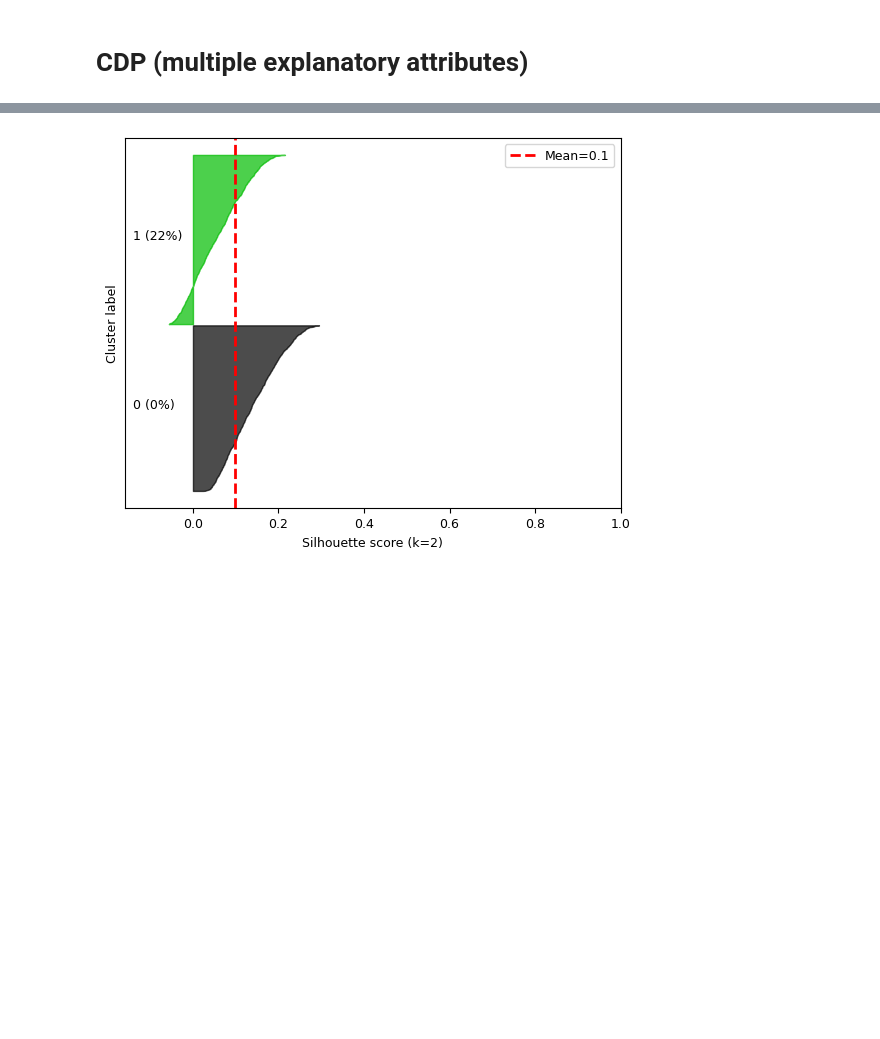
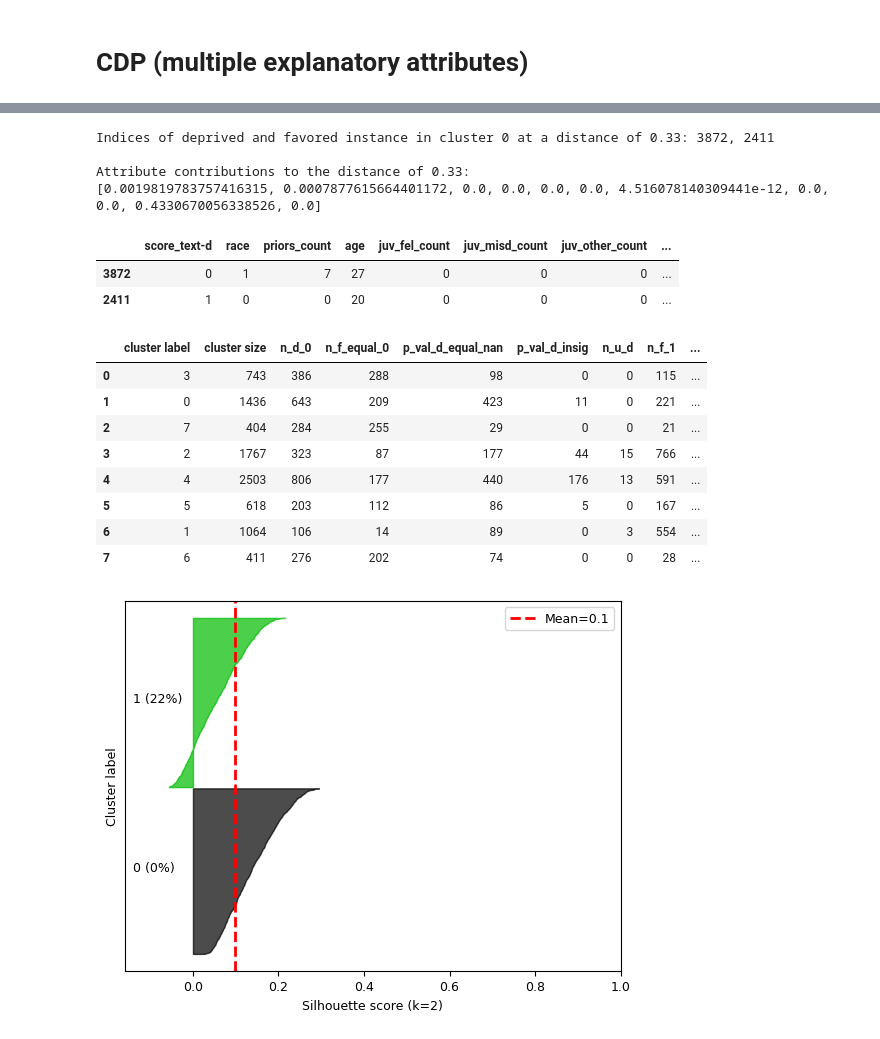
Before and after one commit to python211223/fairness-aware-classification, a Jupyter notebook: fair_classification.ipynb, the cells around one changed output, grey strips where cells are left out. Cells and saved outputs as stored; diff of their text form; code cells hidden in the pictures; blank space fills up the shorter version.

```diff
--- a/fair_classification.ipynb
+++ b/fair_classification.ipynb
@@ -799,7 +891,7 @@ def get_w(df_copy, bin_cols, nom_cols, int_cols, ord_cols, name, start_w=np.nan,
 ### Detect unfair instances functions
 # %%
 @jit(nopython=True)
-def weighted_podani_distance(x, y, w, bin_idx, nom_idx, int_idx, ord_idx, cols_range):
+def weighted_podani_distance(x, y, w, bin_idx, nom_idx, int_idx, ord_idx, cols_range, print_w=False):
     """
     Calculate distance between x and y with weighted Podani distance function
 
@@ -821,11 +913,19 @@ def weighted_podani_distance(x, y, w, bin_idx, nom_idx, int_idx, ord_idx, cols_r
         if col in nom_idx and x[col] != y[col]:
             wd.append((w[col])[0])
         if (col in int_idx) or (col in ord_idx):
-            wd.append((w[col] * (((x[col] - y[col]) / cols_range[col]) ** 2))[0])
+            # If the range of a column is zero, all attribute values of this column are similar
+            if cols_range[col] > 0:
+                wd.append((w[col] * (((x[col] - y[col]) / cols_range[col]) ** 2))[0])
+            else:
+                wd.append(0)
+
+    if print_w:
+        print(wd)
     sum_wd = sum(wd)
+
     return sqrt(sum_wd)
 # %%
-def get_d_matrix(df, w, bin_cols, nom_cols, int_cols, ord_cols):
+def get_d_matrix(df, w, bin_cols, nom_cols, int_cols, ord_cols, print_info=True):
     """
     Compute distance matrix (excluding the sensitive attribute) for df using weighted_podani_distance
 
@@ -836,6 +936,7 @@ def get_d_matrix(df, w, bin_cols, nom_cols, int_cols, ord_cols):
     :param nom_cols: list with column names of nominal attributes in df
     :param int_cols: list with column names of interval-scaled attributes in df
     :param ord_cols: list with column names of ordinal attributes in df
+    :param print_info: whether to print information about calculating the distance matrix (default=True)
     :return: distance matrix
     """
 
@@ -852,13 +953,15 @@ def get_d_matrix(df, w, bin_cols, nom_cols, int_cols, ord_cols):
     x = x.to_numpy()
 
     t_start = time()
-    print(f'Time when starting calculating d_matrix: {datetime.now().strftime("%H:%M:%S")}')
+    if print_info:
+        print(f'Time when starting calculating d_matrix: {datetime.now().strftime("%H:%M:%S")}')
 
     d_matrix = cdist(x, x, weighted_podani_distance, w=w, bin_idx=bin_idx, nom_idx=nom_idx, int_idx=int_idx,
                      ord_idx=ord_idx, cols_range=cols_range)
 
     total = (time() - t_start) / 60
-    print(f'Total runtime (in minutes): {round(total, 2)}')
+    if print_info:
+        print(f'Total runtime (in minutes): {round(total, 2)}')
     if total > 1:
         Beep(600, 1500)
 
@@ -1433,7 +1587,7 @@ Assumptions for the one-proportion test for all favored instances are not met
 # %% [markdown]
 # CDP (multiple explanatory attributes)
 # %%
-cdp_me(df_compas, w_compas, cat_cols_compas, nom_cols_compas, 8, [6])
+df_compas_clustered = cdp_me(df_compas, w_compas, cat_cols_compas, nom_cols_compas, 8, [6])
 # %% [output]
 found 0 physical cores < 1
 Returning the number of logical cores instead. You can silence this warning by setting LOKY_MAX_CPU_COUNT to the number of cores you want to use.
@@ -1452,4 +1606,24 @@ Returning the number of logical cores instead. You can silence this warning by s
 [figure]
 [figure]
 ... (10 outputs left out)
+# %%
+get_cluster_info(df_compas_clustered, w_compas, bin_cols_compas, nom_cols_compas, int_cols_compas, ord_cols_compas,
+                 d_matrix_compas, m_compas, 'compas', 74, 0)
+# %% [output]
+Indices of deprived and favored instance in cluster 0 at a distance of 0.33: 3872, 2411
+
+Attribute contributions to the distance of 0.33:
+[0.0019819783757416315, 0.0007877615664401172, 0.0, 0.0, 0.0, 0.0, 4.516078140309441e-12, 0.0, 0.0, 0.4330670056338526, 0.0]
+|  | score_text-d | race | priors_count | age | juv_fel_count | juv_misd_count | juv_other_count | ... |
+| 3872 | 0 | 1 | 7 | 27 | 0 | 0 | 0 | ... |
+| 2411 | 1 | 0 | 0 | 20 | 0 | 0 | 0 | ... |
+|  | cluster label | cluster size | n_d_0 | n_f_equal_0 | p_val_d_equal_nan | p_val_d_insig | n_u_d | n_f_1 | ... |
+| 0 | 3 | 743 | 386 | 288 | 98 | 0 | 0 | 115 | ... |
+| 1 | 0 | 1436 | 643 | 209 | 423 | 11 | 0 | 221 | ... |
+| 2 | 7 | 404 | 284 | 255 | 29 | 0 | 0 | 21 | ... |
+| 3 | 2 | 1767 | 323 | 87 | 177 | 44 | 15 | 766 | ... |
+| 4 | 4 | 2503 | 806 | 177 | 440 | 176 | 13 | 591 | ... |
+| 5 | 5 | 618 | 203 | 112 | 86 | 5 | 0 | 167 | ... |
+| 6 | 1 | 1064 | 106 | 14 | 89 | 0 | 3 | 554 | ... |
+| 7 | 6 | 411 | 276 | 202 | 74 | 0 | 0 | 28 | ... |
 # %%
```
Also changed, not shown: parts of 14 cells of this notebook.
